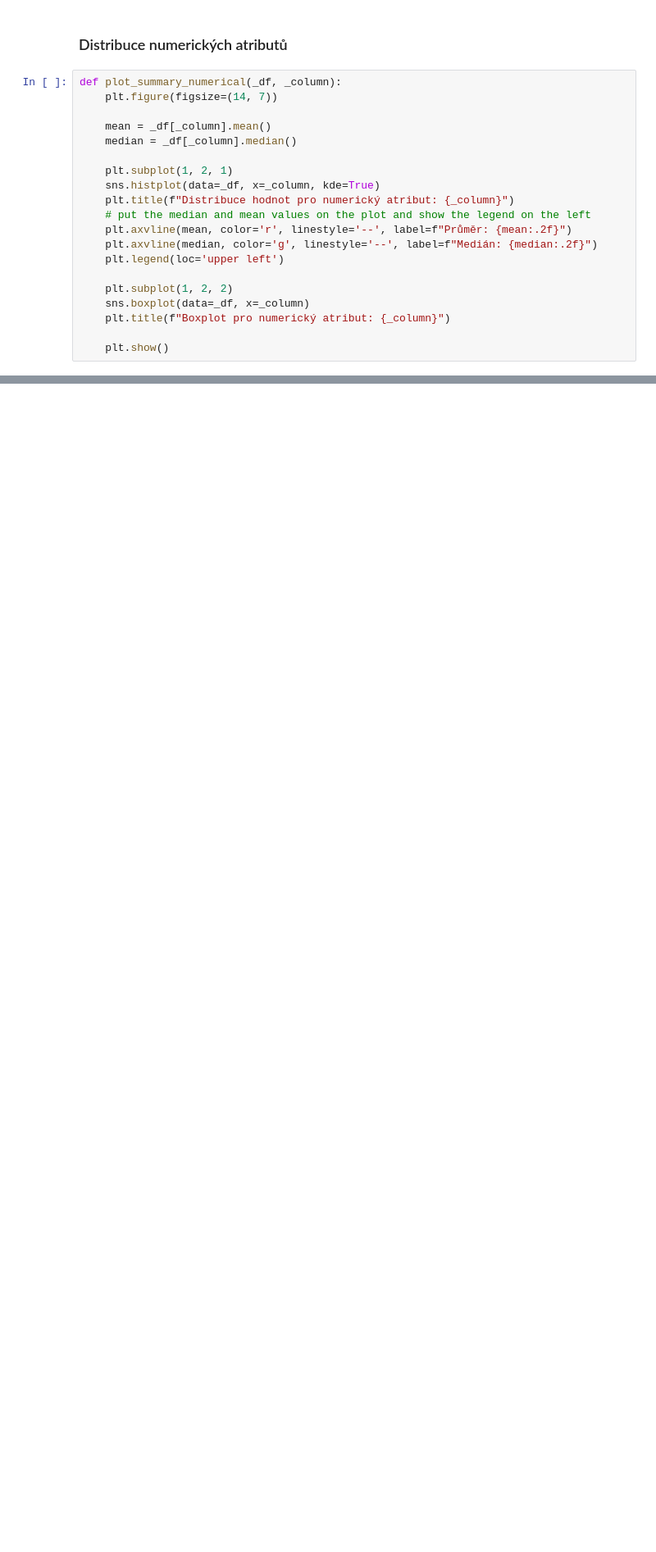
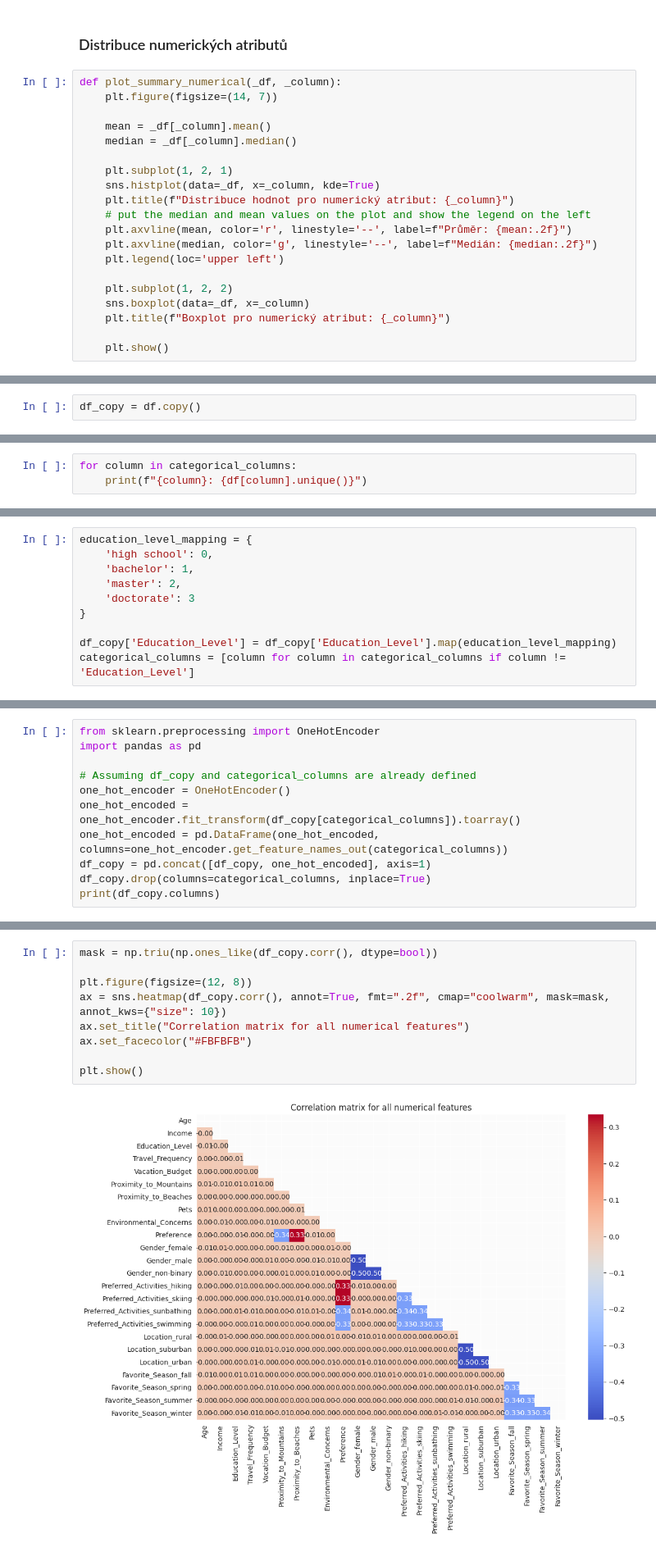
Before and after one commit to SLI0124/strojove-uceni, a Jupyter notebook: projects/data_clustering.ipynb, the cells around one changed output, grey strips where cells are left out. Shown at 82% size. Cells and saved outputs as stored; diff of their text form; blank space fills up the shorter version.

```diff
--- a/projects/data_clustering.ipynb
+++ b/projects/data_clustering.ipynb
@@ -236,0 +268,2 @@ for column in numerical_columns:
+# %%
+df_copy = df.copy()
@@ -236,0 +282,3 @@ for column in numerical_columns:
+# %%
+for column in categorical_columns:
+    print(f"{column}: {df[column].unique()}")
@@ -236,0 +295,10 @@ for column in numerical_columns:
+# %%
+education_level_mapping = {
+    'high school': 0,
+    'bachelor': 1,
+    'master': 2,
+    'doctorate': 3
+}
+
+df_copy['Education_Level'] = df_copy['Education_Level'].map(education_level_mapping)
+categorical_columns = [column for column in categorical_columns if column != 'Education_Level']
@@ -236,0 +317,11 @@ for column in numerical_columns:
+# %%
+from sklearn.preprocessing import OneHotEncoder
+import pandas as pd
+
+# Assuming df_copy and categorical_columns are already defined
+one_hot_encoder = OneHotEncoder()
+one_hot_encoded = one_hot_encoder.fit_transform(df_copy[categorical_columns]).toarray()
+one_hot_encoded = pd.DataFrame(one_hot_encoded, columns=one_hot_encoder.get_feature_names_out(categorical_columns))
+df_copy = pd.concat([df_copy, one_hot_encoded], axis=1)
+df_copy.drop(columns=categorical_columns, inplace=True)
+print(df_copy.columns)
@@ -236,0 +338,11 @@ for column in numerical_columns:
+# %%
+mask = np.triu(np.ones_like(df_copy.corr(), dtype=bool))
+
+plt.figure(figsize=(12, 8))
+ax = sns.heatmap(df_copy.corr(), annot=True, fmt=".2f", cmap="coolwarm", mask=mask, annot_kws={"size": 10})
+ax.set_title("Correlation matrix for all numerical features")
+ax.set_facecolor("#FBFBFB")
+
+plt.show()
+# %% [output]
+[figure, added]
```
Also changed, not shown: parts of 27 cells of this notebook.
